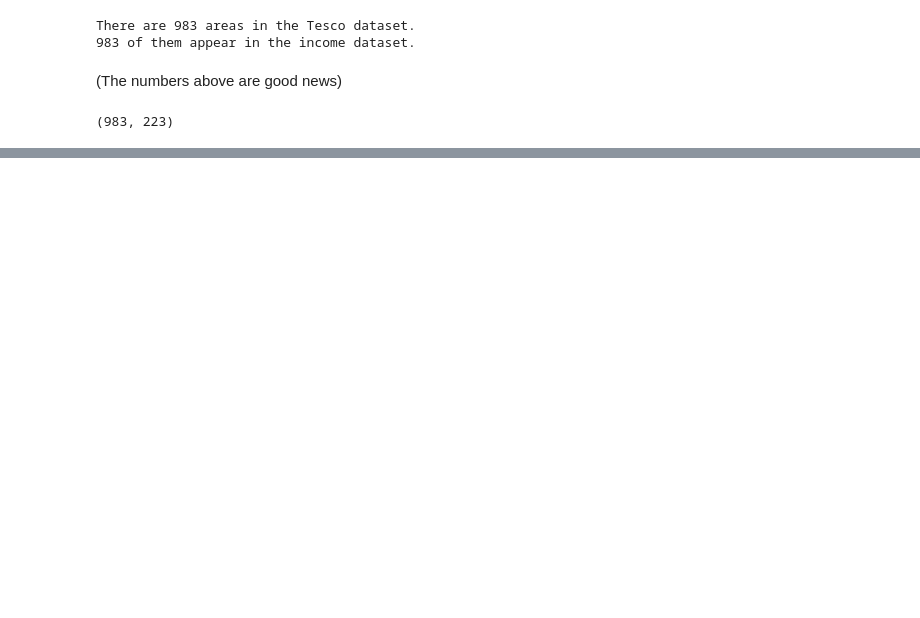
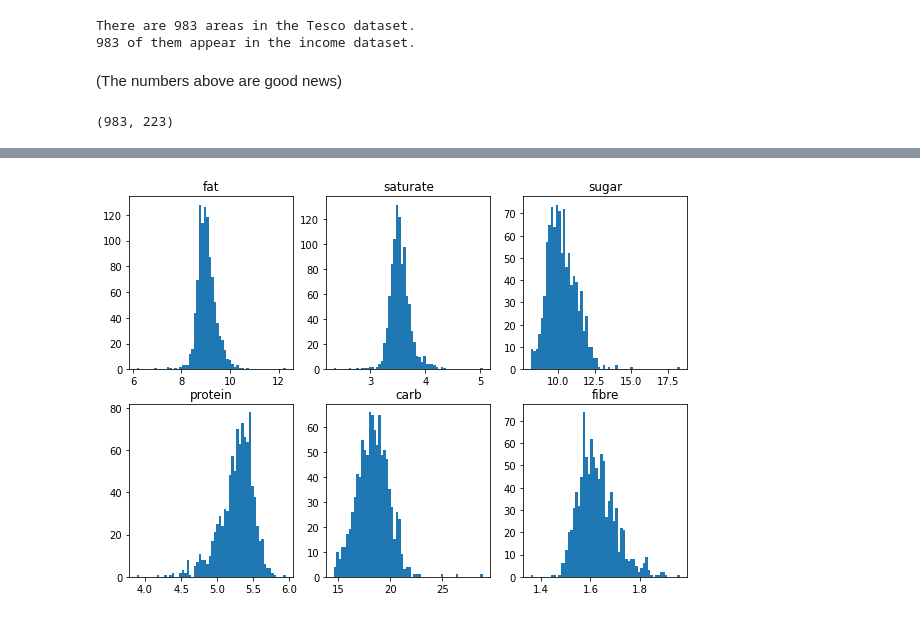
Before and after one commit to epfl-ada/ada-2020-project-milestone-p3-p3_share_loc, a Jupyter notebook: eda.ipynb, the cells around one changed output, grey strips where cells are left out. Saved outputs shown, nothing was run; the diff lists cells and outputs as text; code cells hidden in the pictures; blank space fills up the shorter version.

```diff
--- a/eda.ipynb
+++ b/eda.ipynb
@@ -92,0 +117,12 @@ df["Total annual income (£)"].hist(bins=40)
+# %%
+fig, axes = plt.subplots(2, 3, figsize=(10,7))
+nutrients = ["fat", "saturate", "sugar", "protein", "carb", "fibre"]
+for i in range(6):
+    ax = axes[i//3, i%3]
+    title = nutrients[i]
+    ax.set_title(title)
+    data = df[title]
+    ax.hist(data, bins=60)
+plt.show()
+# %% [output]
+[figure, added]
```
Also changed, not shown: parts of 9 cells of this notebook.
